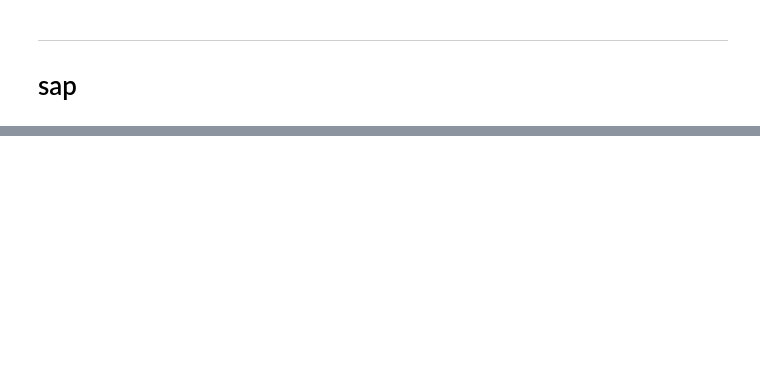
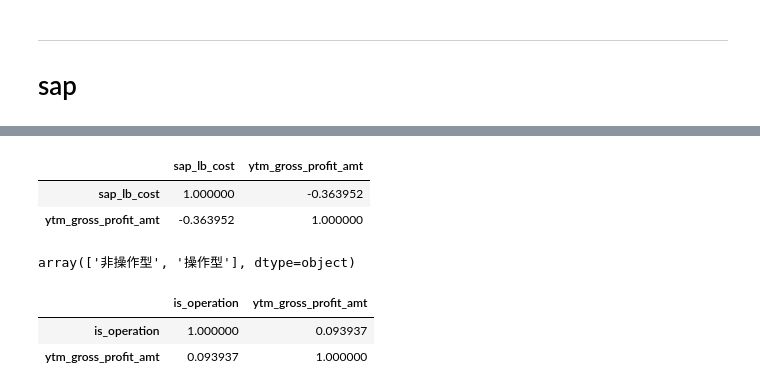
Before and after one commit to fyenne/play8_paint, a Jupyter notebook: data_down/Untitled-1.ipynb, the cells around one changed output, grey strips where cells are left out. Drawn from its saved outputs; the diff is of its cells as text; code cells hidden in the pictures; blank space fills up the shorter version.

```diff
--- a/data_down/Untitled-1.ipynb
+++ b/data_down/Untitled-1.ipynb
@@ -405,3 +517,23 @@ px.bar(data_frame= sap_plt, x = 'customer_type',  hover_data=['customer_name'],
+# %%
+coach_corr = corr_lb.corr()
+coach_corr.style.background_gradient(cmap='coolwarm', axis=None)
+# %% [output]
+|  | sap_lb_cost | ytm_gross_profit_amt |
+| sap_lb_cost | 1.000000 | -0.363952 |
+| ytm_gross_profit_amt | -0.363952 | 1.000000 |
+# %%
+sap['is_operation'].unique()
+# %% [output]
+array(['非操作型', '操作型'], dtype=object)
+# %%
+corr_opera = sap['is_operation'].replace('操作型', 1).replace('非操作型', 0)
+corr_opera = pd.concat([corr_opera, sap['ytm_gross_profit_amt']], axis = 1)
+coach_corr = corr_opera.corr()
+coach_corr.style.background_gradient(cmap='coolwarm', axis=None)
+# %% [output]
+|  | is_operation | ytm_gross_profit_amt |
+| is_operation | 1.000000 | 0.093937 |
+| ytm_gross_profit_amt | 0.093937 | 1.000000 |
 # %%
 
 # 不同象限WMS客户，其inbound/outbound量是否有显著区别？
```
Also changed, not shown: parts of 62 cells of this notebook, 2 other files.
